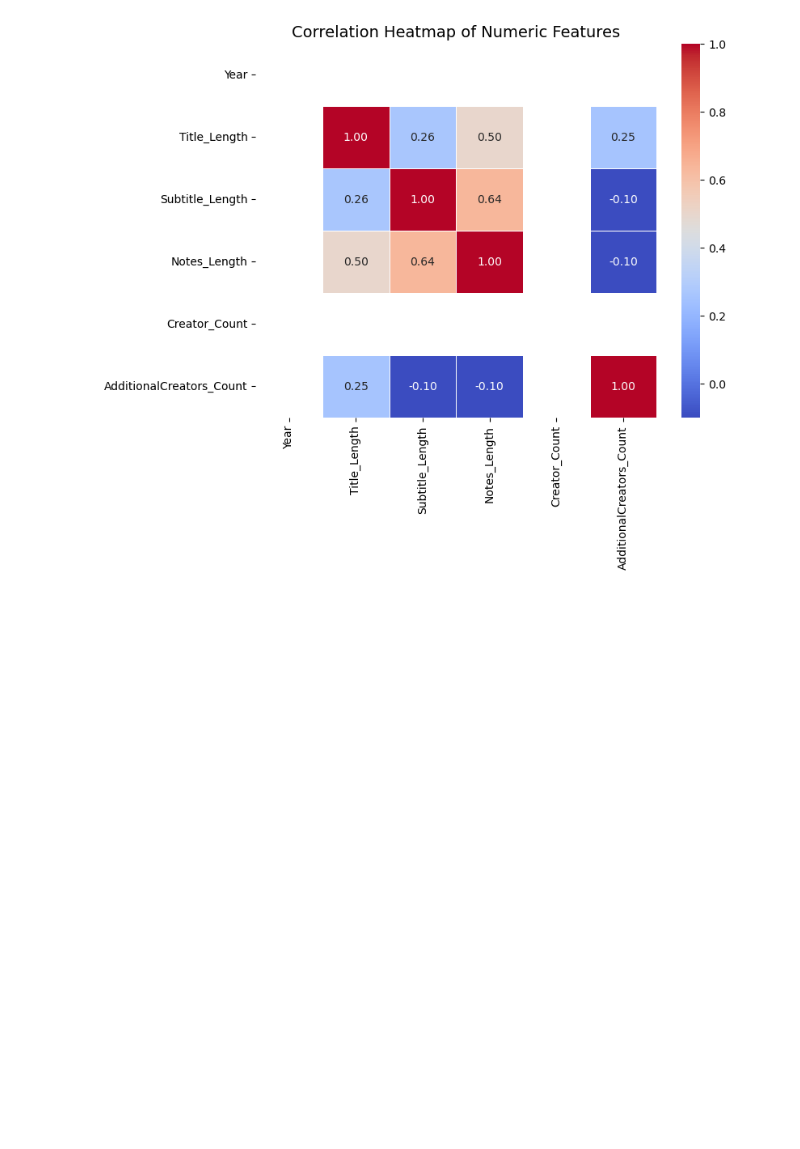
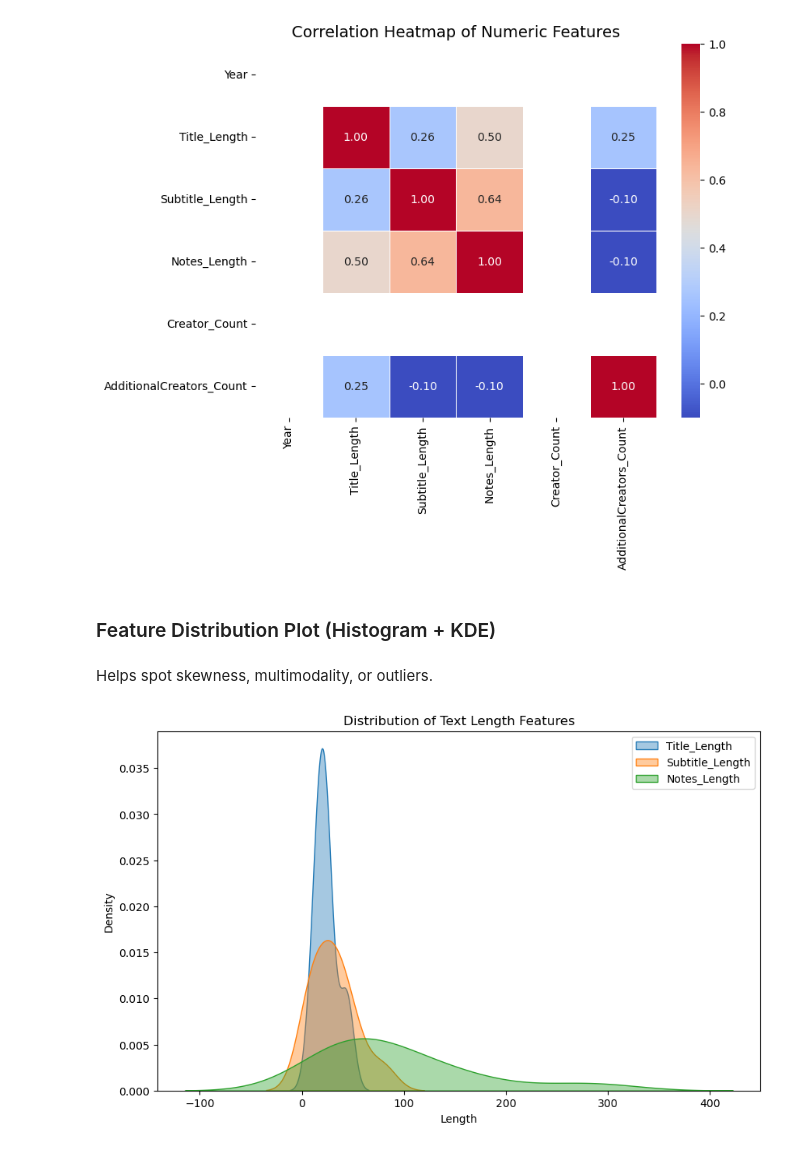
Before and after one commit to bbhatta10/Library-data, a Jupyter notebook: menu.ipynb, the cells around one changed output. Drawn from its saved outputs; the diff is of its cells as text; code cells hidden in the pictures; blank space fills up the shorter version.

Commit message:
Skewness/Outlier

```diff
--- a/menu.ipynb
+++ b/menu.ipynb
@@ -694,3 +694,20 @@ plt.title("Correlation Heatmap of Numeric Features", fontsize=14)
 plt.show()
 # %% [output]
 [figure]
+# %% [markdown]
+### Feature Distribution Plot (Histogram + KDE)
+# %% [markdown]
+Helps spot skewness, multimodality, or outliers.
+# %%
+import seaborn as sns
+import matplotlib.pyplot as plt
+
+plt.figure(figsize=(10, 6))
+for col in ['Title_Length', 'Subtitle_Length', 'Notes_Length']:
+    sns.kdeplot(df_lang[col], fill=True, label=col, alpha=0.4)
+plt.title("Distribution of Text Length Features")
+plt.xlabel("Length")
+plt.legend()
+plt.show()
+# %% [output]
+[figure, added]
```
Also changed, not shown: parts of 1 cell of this notebook.
